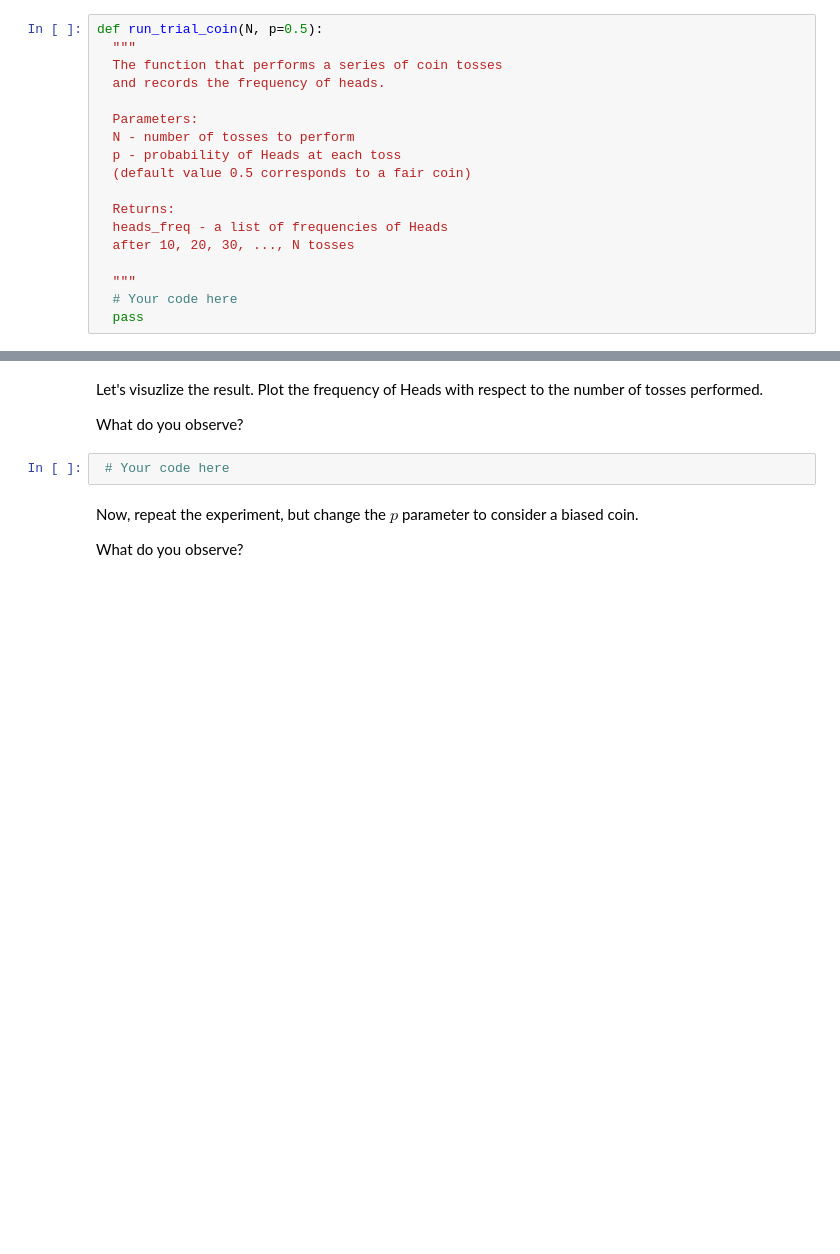
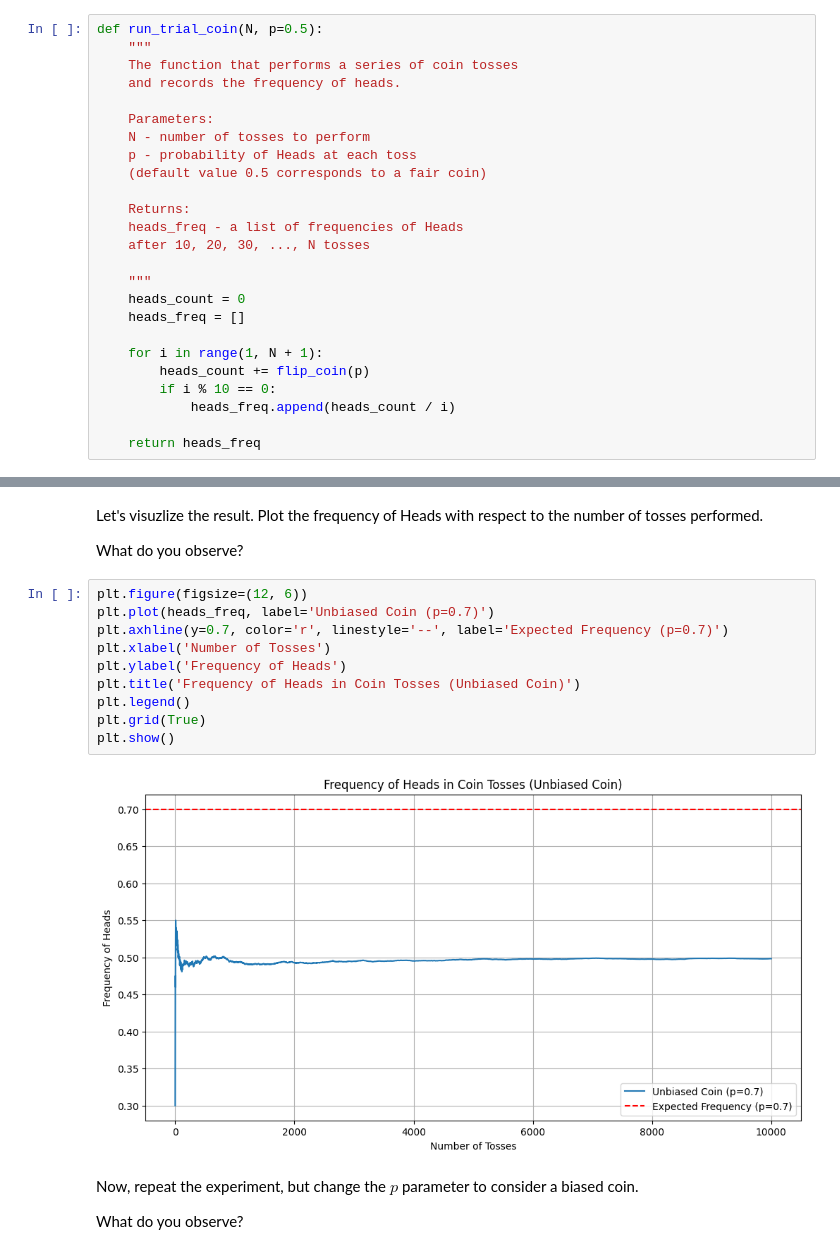
Before and after one commit to fortune-max/M5-probability-and-statistics, a Jupyter notebook: probability_as_limiting_frequency.ipynb, the cells around one changed output, grey strips where cells are left out. Cells and saved outputs as stored; diff of their text form; blank space fills up the shorter version.

```diff
--- a/probability_as_limiting_frequency.ipynb
+++ b/probability_as_limiting_frequency.ipynb
@@ -45,21 +46,28 @@ def flip_coin(p=0.5):
 # %%
 def run_trial_coin(N, p=0.5):
-  """
-  The function that performs a series of coin tosses
-  and records the frequency of heads.
+    """
+    The function that performs a series of coin tosses
+    and records the frequency of heads.
 
-  Parameters:
-  N - number of tosses to perform
-  p - probability of Heads at each toss
-  (default value 0.5 corresponds to a fair coin)
+    Parameters:
+    N - number of tosses to perform
+    p - probability of Heads at each toss
+    (default value 0.5 corresponds to a fair coin)
 
-  Returns:
-  heads_freq - a list of frequencies of Heads
-  after 10, 20, 30, ..., N tosses
+    Returns:
+    heads_freq - a list of frequencies of Heads
+    after 10, 20, 30, ..., N tosses
 
-  """
-  # Your code here
-  pass
+    """
+    heads_count = 0
+    heads_freq = []
+
+    for i in range(1, N + 1):
+        heads_count += flip_coin(p)
+        if i % 10 == 0:
+            heads_freq.append(heads_count / i)
+
+    return heads_freq
 # %% [markdown]
 Now, run the experiment! You can start with $N = 10000$ tosses of a fair coin ($p = 0.5$).
 # %%
@@ -71,8 +79,18 @@ heads_freq = run_trial_coin(N, p)
 Let's visuzlize the result. Plot the frequency of Heads with respect to the number of tosses performed.
 
 What do you observe?
-# %%
- # Your code here
+# %%
+plt.figure(figsize=(12, 6))
+plt.plot(heads_freq, label='Unbiased Coin (p=0.7)')
+plt.axhline(y=0.7, color='r', linestyle='--', label='Expected Frequency (p=0.7)')
+plt.xlabel('Number of Tosses')
+plt.ylabel('Frequency of Heads')
+plt.title('Frequency of Heads in Coin Tosses (Unbiased Coin)')
+plt.legend()
+plt.grid(True)
+plt.show()
+# %% [output]
+[figure, added]
 # %% [markdown]
 Now, repeat the experiment, but change the $p$ parameter to consider a biased coin.
 
```
Also changed, not shown: parts of 1 cell of this notebook.
